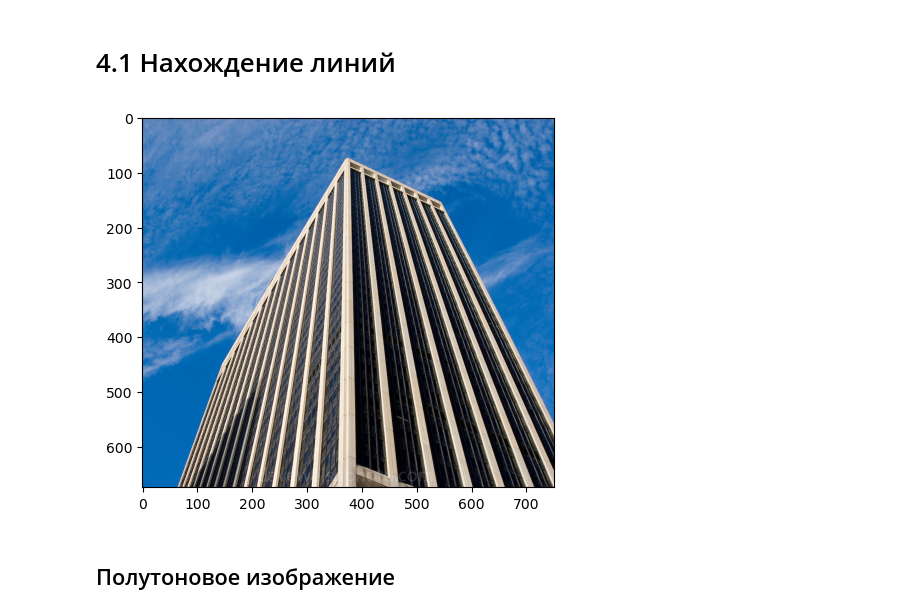
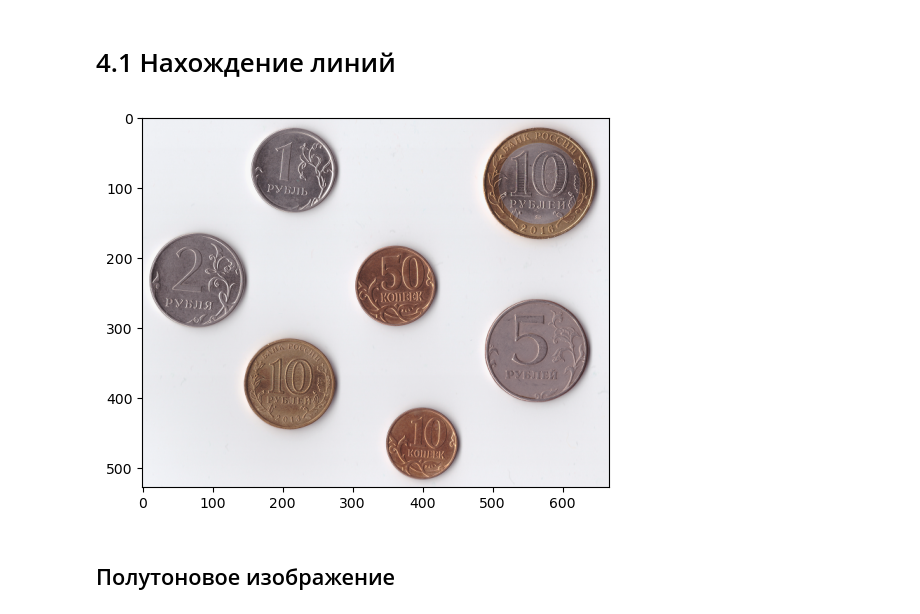
Before and after one commit to Str1kez/computer_vision, a Jupyter notebook: exercise4.ipynb, the cells around one changed output. Cells and saved outputs as stored; diff of their text form; code cells hidden in the pictures.

```diff
--- a/exercise4.ipynb
+++ b/exercise4.ipynb
@@ -3,28 +3,28 @@
 # %%
 import random
 from typing import Union
 
 from PIL import Image
 import matplotlib.pyplot as plt
 from matplotlib.pyplot import figure, imshow, show, Circle
 import numpy as np
 import numpy.typing as npt
 
 def get_image() -> np.array:
     dir = "images/"
-    image = Image.open(dir + "MG-3713-manhattan-55-water-street-crop-dr.jpg")
+    image = Image.open(dir + "coins_150.png")
     image_array = np.array(image)[:, :, :3]
     return image_array
 
 
 def show_image(array: np.array, mode: Union[str, None] = 'Greys'):
     figure()
     imshow(array, cmap=mode)
 
 
 show_image(get_image())
 # %% [output]
-[figure, old version]
+[figure, new version]
 # %% [markdown]
 ## Полутоновое изображение
 # %%
```
Also changed, not shown: parts of 11 cells of this notebook, 7 other files.
